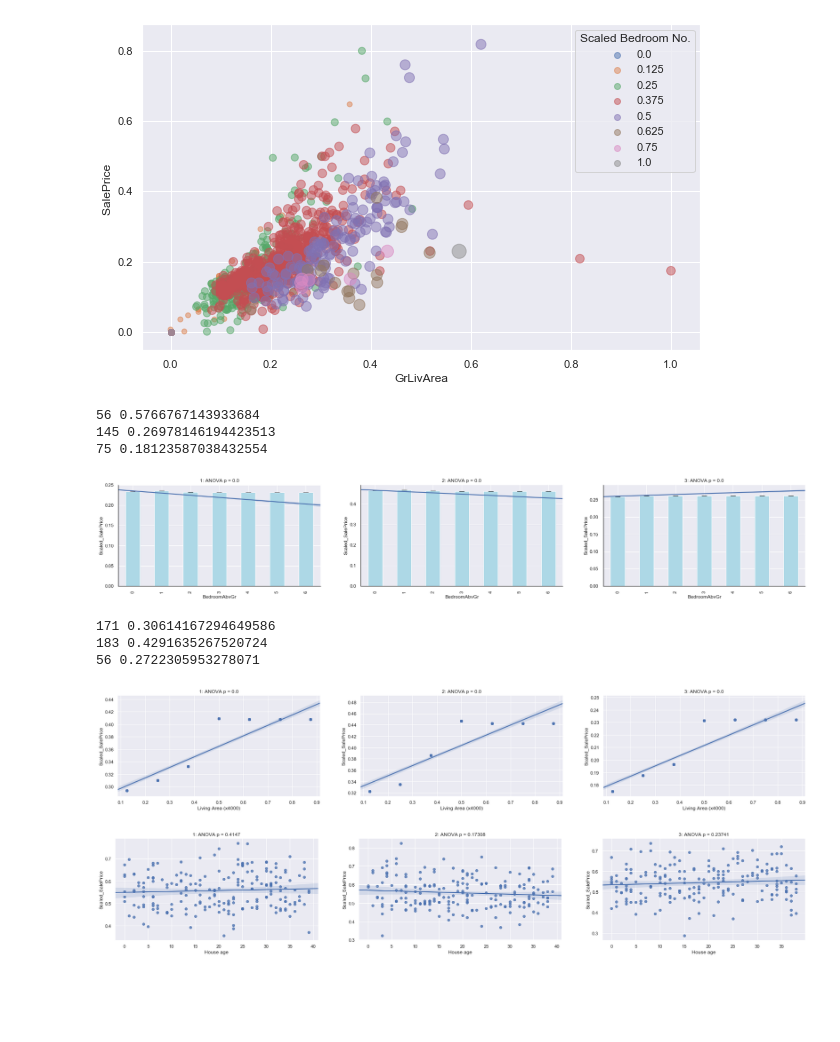
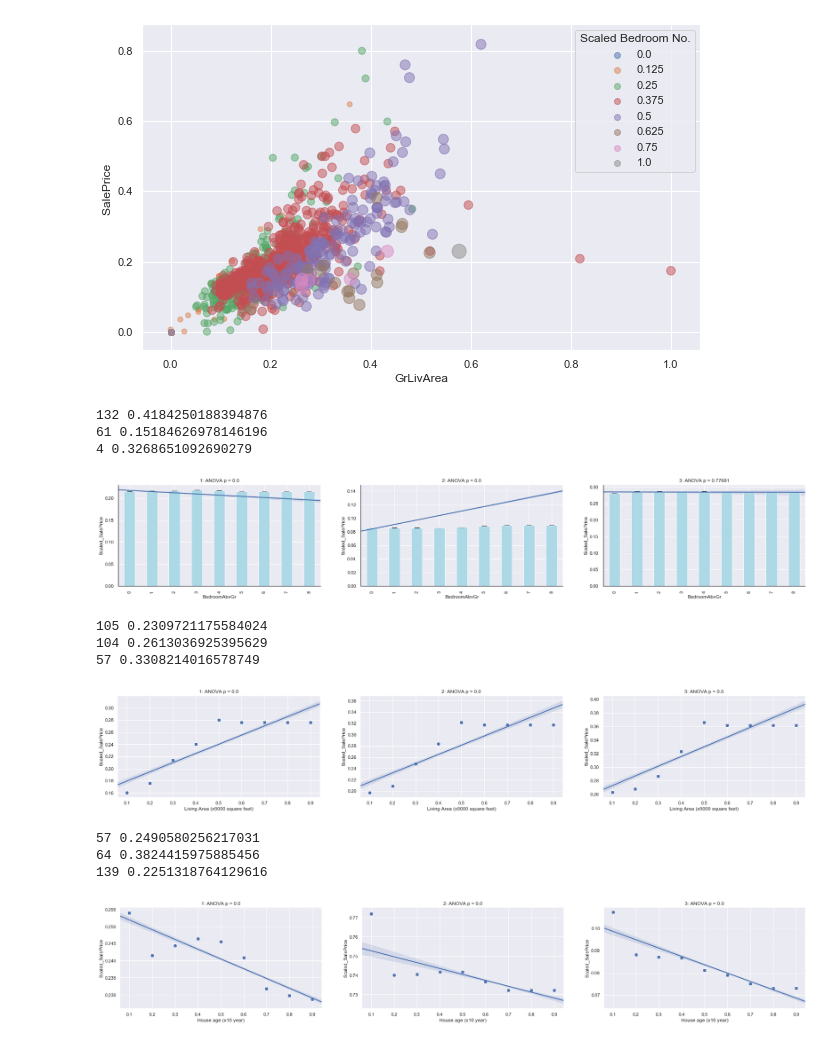
Before and after one commit to Shunling/CapstoneProjects, a Jupyter notebook: HousePriceRegression/Shirley_HousePriceRegression_EDA_StoryTelling.ipynb, the cells around one changed output. Cells and saved outputs as stored; diff of their text form; code cells hidden in the pictures; blank space fills up the shorter version.

Commit message:
3nd_simulation

```diff
--- a/HousePriceRegression/Shirley_HousePriceRegression_EDA_StoryTelling.ipynb
+++ b/HousePriceRegression/Shirley_HousePriceRegression_EDA_StoryTelling.ipynb
@@ -393,8 +396,7 @@ def simulation(df_s,factor):
 
     for col in df_s.columns:
         if col == factor:
-            maxvar = int(df_s[col].max()*200)
-            df_s[col] = [float(np.random.randint(1,maxvar))/200 for i in range(n)] # randomize bedroom numbers with MinMaxScaler
+            df_s[col] = [np.random.randint(1,10)/10 for i in range(n)] # randomize bedroom numbers with MinMaxScaler
 
         else:
             df_s[col] = [data[col] for i in range(n)]
@@ -420,26 +422,27 @@ def plot_mean_sd_p(df,col):
 # %%
 fig = plt.figure(figsize=(30,10))
 df1=X.loc[X.GrLivArea>0.15] # Get the data with GrLivArea bigger than 1500
 for i in range(1,4):
     df_new = simulation(df1[200*(i-1):200*i],'BedroomAbvGr')
     df_new2 = simulation_price(model,df_new)
 
     #Add ANOVA analysis
     new_stats = ols('SalePrice ~ BedroomAbvGr', data=df_new2).fit()
     aov = sm.stats.anova_lm(new_stats, typ=2)
     name = str(i)+': ANOVA p = '+str(round(aov['PR(>F)']['BedroomAbvGr'],5))
 
     #plot mean
     ax = fig.add_subplot(2,3,i)
     plot_mean_sd_p(df_new2,'BedroomAbvGr')
+
     ax.set_title(name)
     ax.set_ylabel('Scaled_SalePrice')
-    ax.set_xticklabels([0,1,2,3,4,5,6,7,8])
+    ax.set_xticklabels([0,1,2,3,4,5,6,7,8,9,10])
 # %% [output]
-56 0.5766767143933684
-145 0.26978146194423513
-75 0.18123587038432554
+132 0.4184250188394876
+61 0.15184626978146196
+4 0.3268651092690279
-[figure, old version]
+[figure, new version]
 # %%
 fig = plt.figure(figsize=(30,10))
 df1=X.loc[X.GrLivArea>0.15] # Get the data with GrLivArea bigger than 1500
@@ -458,9 +461,9 @@ for i in range(1,4):
     sns.regplot(x='GrLivArea',y='SalePrice',scatter=True,data=df_new2,ax=ax)
     ax.set_title(name)
     ax.set_ylabel('Scaled_SalePrice')
-    ax.set_xlabel('Living Area (x4000)')
+    ax.set_xlabel('Living Area (x5000 square feet)')
 # %% [output]
-171 0.30614167294649586
-183 0.4291635267520724
-56 0.2722305953278071
+105 0.2309721175584024
+104 0.2613036925395629
+57 0.3308214016578749
-[figure, old version]
+[figure, new version]
@@ -474,8 +470,8 @@ def simulate_YearBuilt(df_s):
 # %%
 fig = plt.figure(figsize=(30,10))
-df1=X.loc[X.GrLivArea>1500] # Get the data with GrLivArea bigger than 1500
+df1=X.loc[X.GrLivArea>0.15] # Get the data with GrLivArea bigger than 1500
 for i in range(1,4):
-    df_new = simulate_YearBuilt(df1[200*(i-1):200*i])
+    df_new = simulation(df1[200*(i-1):200*i],'YearBuilt')
     df_new2 = simulation_price(model,df_new)
 
     #Add ANOVA analysis
@@ -489,6 +485,9 @@ for i in range(1,4):
     sns.regplot(x='YearBuilt',y='SalePrice',scatter=True,data=df_new2,ax=ax)
     ax.set_title(name)
     ax.set_ylabel('Scaled_SalePrice')
-    ax.set_xlabel('House age')
+    ax.set_xlabel('House age (x10 year)')
 # %% [output]
+57 0.2490580256217031
+64 0.3824415975885456
+139 0.2251318764129616
-[figure, old version]
+[figure, new version]
```
Also changed, not shown: parts of 5 cells of this notebook.
